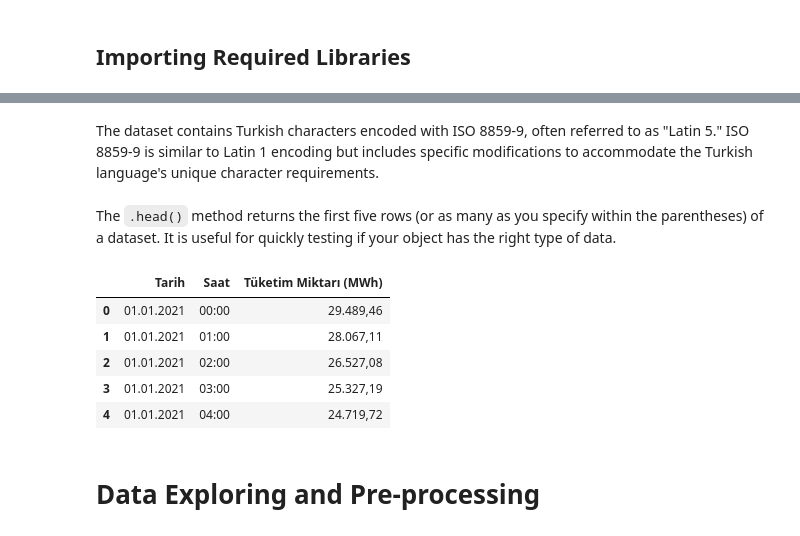
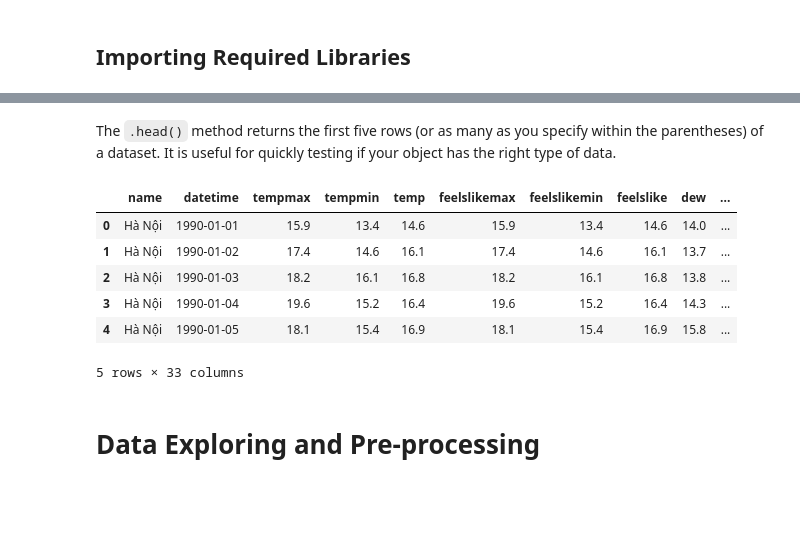
Before and after one commit to 22022658NguyenTienKhoi/13-Weather-Forecast, a Jupyter notebook: notebook.ipynb, the cells around one changed output, grey strips where cells are left out. Saved outputs shown, nothing was run; the diff lists cells and outputs as text; code cells hidden in the pictures; blank space fills up the shorter version.

````diff
--- a/notebook.ipynb
+++ b/notebook.ipynb
@@ -27,26 +11,25 @@ ssl._create_default_https_context = ssl._create_unverified_context
-# %% [markdown]
-The dataset contains Turkish characters encoded with ISO 8859-9, often referred to as "Latin 5." ISO 8859-9 is similar to Latin 1 encoding but includes specific modifications to accommodate the Turkish language's unique character requirements.
 # %%
 # Specify the path to the consumption CSV file and the encoding
-consumption_csv_file_path = '/Users/rafetbatuhanemek/Desktop/ElectrictyConsumption/datas/RealTimeConsumption-01012021-31082023.csv'
-csv_encoding = 'latin5'  # or 'ISO-8859-9'
+consumption_csv_file_path = 'hanoiweather.csv'
+#csv_encoding = 'latin5'  # or 'ISO-8859-9'
 # %%
 # Load your dataframes (assuming they are CSV files, change the file paths if necessary)
 
 # Read the consumption CSV file into a DataFrame with the specified encoding
-consumption_data = pd.read_csv(consumption_csv_file_path, encoding=csv_encoding)
+data = pd.read_csv(consumption_csv_file_path)
 # %% [markdown]
 The ```.head()``` method returns the first five rows (or as many as you specify within the parentheses) of a dataset. It is useful for quickly testing if your object has the right type of data.
 # %%
 # To quickly testing
-consumption_data.head()
+data.head()
 # %% [output]
-|  | Tarih | Saat | Tüketim Miktarı (MWh) |
-| 0 | 01.01.2021 | 00:00 | 29.489,46 |
-| 1 | 01.01.2021 | 01:00 | 28.067,11 |
-| 2 | 01.01.2021 | 02:00 | 26.527,08 |
-| 3 | 01.01.2021 | 03:00 | 25.327,19 |
-| 4 | 01.01.2021 | 04:00 | 24.719,72 |
+|  | name | datetime | tempmax | tempmin | temp | feelslikemax | feelslikemin | feelslike | dew | ... |
+| 0 | Hà Nội | 1990-01-01 | 15.9 | 13.4 | 14.6 | 15.9 | 13.4 | 14.6 | 14.0 | ... |
+| 1 | Hà Nội | 1990-01-02 | 17.4 | 14.6 | 16.1 | 17.4 | 14.6 | 16.1 | 13.7 | ... |
+| 2 | Hà Nội | 1990-01-03 | 18.2 | 16.1 | 16.8 | 18.2 | 16.1 | 16.8 | 13.8 | ... |
+| 3 | Hà Nội | 1990-01-04 | 19.6 | 15.2 | 16.4 | 19.6 | 15.2 | 16.4 | 14.3 | ... |
+| 4 | Hà Nội | 1990-01-05 | 18.1 | 15.4 | 16.9 | 18.1 | 15.4 | 16.9 | 15.8 | ... |
+5 rows × 33 columns
 # %% [markdown]
 # Data Exploring and Pre-processing
 # %% [markdown]
````
Also changed, not shown: parts of 44 cells of this notebook.
